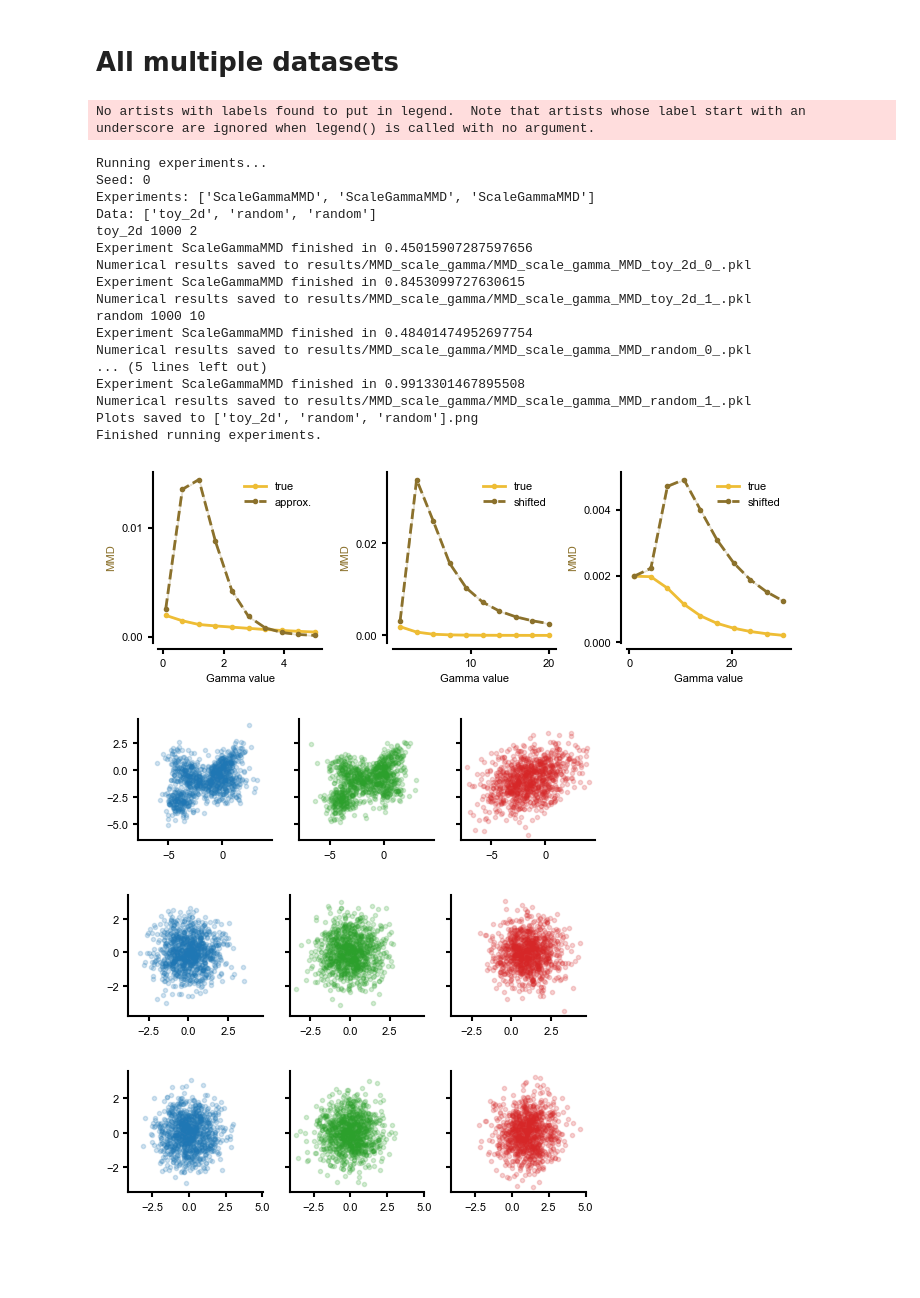
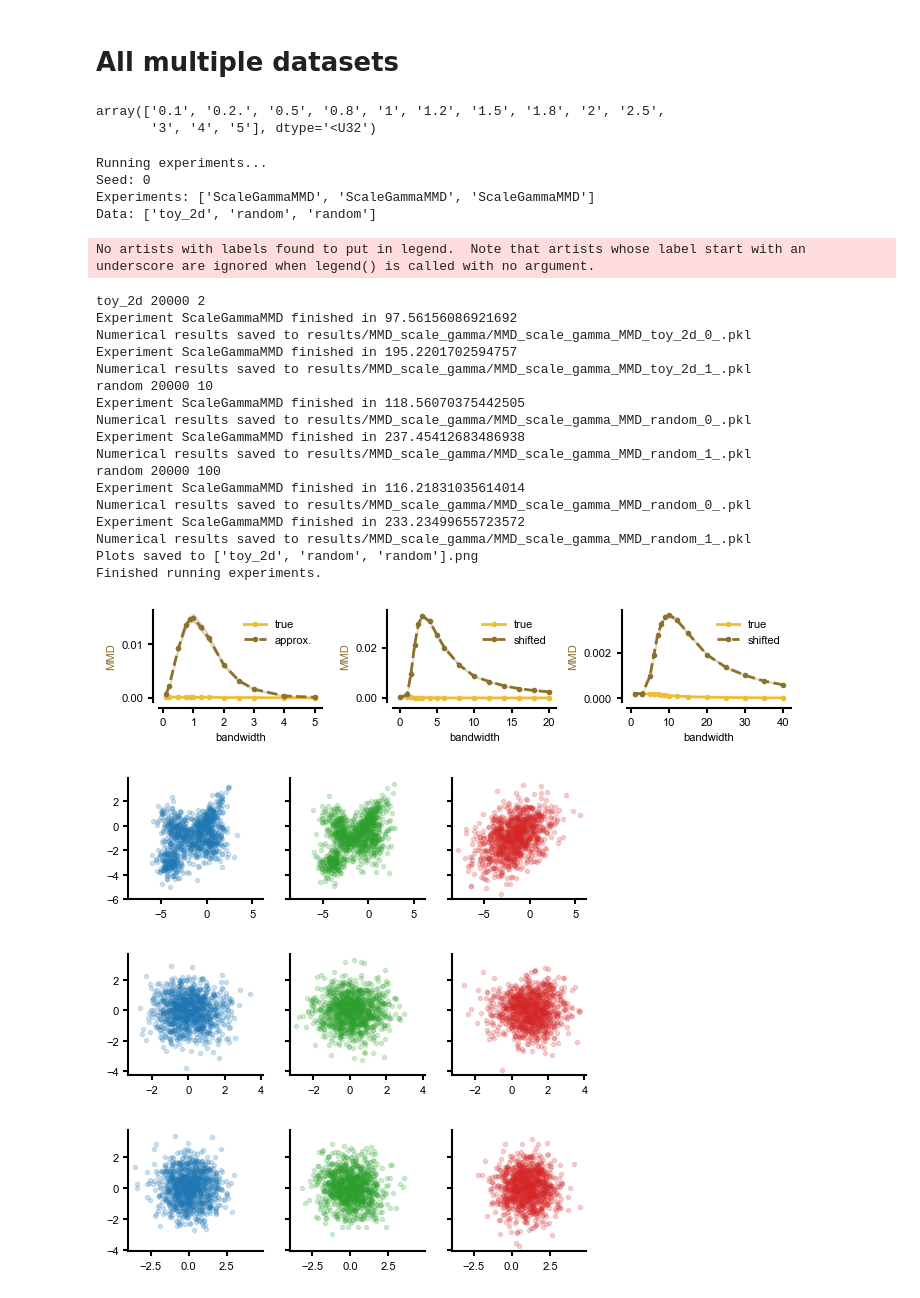
Before and after one commit to mackelab/labproject, a Jupyter notebook: docs/notebooks/gamma_scaling_MMD.ipynb, the cells around one changed output. Drawn from its saved outputs; the diff is of its cells as text; code cells hidden in the pictures; blank space fills up the shorter version.

Commit message:
gamma scaling custom range 10k 50k datasamples

```diff
--- a/docs/notebooks/gamma_scaling_MMD.ipynb
+++ b/docs/notebooks/gamma_scaling_MMD.ipynb
@@ -38,6 +38,14 @@ col_map = {'ScaleSampleSizeKL':'kl', 'ScaleSampleSizeSW':'wasserstein',
            'ScaleDimFID':'fid',}
 # %% [markdown]
 # All multiple datasets
+# %%
+    custom_values = np.linspace(cfg.val_min[dd], cfg.val_max[dd], cfg.val_step[dd])
+    custom_values2=np.array(cfg.value_sizes[dd])
+# %%
+custom_values2
+# %% [output]
+array(['0.1', '0.2.', '0.5', '0.8', '1', '1.2', '1.5', '1.8', '2', '2.5',
+       '3', '4', '5'], dtype='<U32')
 # %%
 from labproject.data import DATASETS, DISTRIBUTIONS
 from labproject.utils import get_cfg, set_seed, get_log_path
@@ -96,18 +104,19 @@ mapping = {'ScaleSampleSizeKL':'KL', 'ScaleSampleSizeSW':'SW',
 assert len(cfg.data) == len(cfg.n) == len(cfg.d), "Data, n and d must be lists of the same length"
 
 # make comparison plots
-fig, axes = plt.subplots(1, 3, figsize=cm2inch((18, 6)), sharex='col')
+fig, axes = plt.subplots(1, 3, figsize=cm2inch((18, 4)), sharex='col')
 for ax in axes.flatten():
     # move spines outward
     ax.spines['bottom'].set_position(('outward', 4))
     ax.spines['left'].set_position(('outward', 4))
-    ax.locator_params(nbins=3)
+    ax.locator_params(axis='y', nbins=3)
+    ax.locator_params(axis='x', nbins=8)
 
 for dd, ds in enumerate(cfg.data):
     dataset_fn = get_dataset(cfg.data[dd])
-    n_samples = cfg.n[dd]
+    n_samples = cfg.n[dd]*2
     custom_values = np.linspace(cfg.val_min[dd], cfg.val_max[dd], cfg.val_step[dd])
-
+    custom_values=np.array(cfg.value_sizes[dd])
     dataset_gt = dataset_fn(n_samples, cfg.d[dd])
     dataset_intra = dataset_fn(n_samples, cfg.d[dd])
 
@@ -134,58 +143,62 @@ for dd, ds in enumerate(cfg.data):
     time_start = time.time()
     dataset1 = dataset_gt
     ax = axes[dd]
     for dc, data_comp in enumerate([dataset_intra, dataset_inter]):
         dataset2 = data_comp
         assert dataset1.shape == dataset2.shape, f"Dataset shapes do not match: {dataset1.shape} vs. {dataset2.shape}"
 
         output = experiment.run_experiment(dataset1=dataset1,
-                                        dataset2=dataset2)
+                                        dataset2=dataset2, n=10000)
 
         time_end = time.time()
         print(f"Experiment {exp_name} finished in {time_end - time_start}")
 
         log_path = get_log_path(cfg, tag=f"_{mapping[exp_name]}_{cfg.data[dd]}_{dc}", timestamp=False)
         os.makedirs(os.path.dirname(log_path), exist_ok=True)
         experiment.log_results(output, log_path)
         print(f"Numerical results saved to {log_path}")
 
         experiment.plot_experiment(*output, cfg.data[dd],
                                 ax=ax,
                                 color=color_list[dc][exp_name],
                                 label=label_list[dc][cfg.data[dd]],
                                 linestyle='-' if dc == 0 else '--',lw=2, marker='o')
     ax.legend()
 
-axes[-1].set_xlabel('Gamma value')
-axes[0].set_xlabel('Gamma value')
-axes[1].set_xlabel('Gamma value')
+axes[-1].set_xlabel('bandwidth')
+axes[0].set_xlabel('bandwidth')
+axes[1].set_xlabel('bandwidth')
 
 fig.tight_layout()
 print(f"Plots saved to {cfg.data}.png")
-fig.savefig(f"./results/plots/MMD_scale_gamma.png", dpi=300)
-fig.savefig(f"./results/plots/MMD_scale_gamma.pdf", dpi=300)
+fig.savefig(f"./results/plots/MMD_scale_gamma_10k.png", dpi=300)
+fig.savefig(f"./results/plots/MMD_scale_gamma_10k.pdf", dpi=300)
 
 print("Finished running experiments.")
 # %% [output]
-No artists with labels found to put in legend.  Note that artists whose label start with an underscore are ignored when legend() is called with no argument.
+Running experiments...
+Seed: 0
+Experiments: ['ScaleGammaMMD', 'ScaleGammaMMD', 'ScaleGammaMMD']
+Data: ['toy_2d', 'random', 'random']
-Running experiments...
-Seed: 0
-Experiments: ['ScaleGammaMMD', 'ScaleGammaMMD', 'ScaleGammaMMD']
-Data: ['toy_2d', 'random', 'random']
-toy_2d 1000 2
-Experiment ScaleGammaMMD finished in 0.45015907287597656
-Numerical results saved to results/MMD_scale_gamma/MMD_scale_gamma_MMD_toy_2d_0_.pkl
-Experiment ScaleGammaMMD finished in 0.8453099727630615
-Numerical results saved to results/MMD_scale_gamma/MMD_scale_gamma_MMD_toy_2d_1_.pkl
-random 1000 10
-Experiment ScaleGammaMMD finished in 0.48401474952697754
-Numerical results saved to results/MMD_scale_gamma/MMD_scale_gamma_MMD_random_0_.pkl
-... (5 lines left out)
-Experiment ScaleGammaMMD finished in 0.9913301467895508
-Numerical results saved to results/MMD_scale_gamma/MMD_scale_gamma_MMD_random_1_.pkl
-Plots saved to ['toy_2d', 'random', 'random'].png
-Finished running experiments.
+No artists with labels found to put in legend.  Note that artists whose label start with an underscore are ignored when legend() is called with no argument.
+toy_2d 20000 2
+Experiment ScaleGammaMMD finished in 97.56156086921692
+Numerical results saved to results/MMD_scale_gamma/MMD_scale_gamma_MMD_toy_2d_0_.pkl
+Experiment ScaleGammaMMD finished in 195.2201702594757
+Numerical results saved to results/MMD_scale_gamma/MMD_scale_gamma_MMD_toy_2d_1_.pkl
+random 20000 10
+Experiment ScaleGammaMMD finished in 118.56070375442505
+Numerical results saved to results/MMD_scale_gamma/MMD_scale_gamma_MMD_random_0_.pkl
+Experiment ScaleGammaMMD finished in 237.45412683486938
+Numerical results saved to results/MMD_scale_gamma/MMD_scale_gamma_MMD_random_1_.pkl
+random 20000 100
+Experiment ScaleGammaMMD finished in 116.21831035614014
+Numerical results saved to results/MMD_scale_gamma/MMD_scale_gamma_MMD_random_0_.pkl
+Experiment ScaleGammaMMD finished in 233.23499655723572
+Numerical results saved to results/MMD_scale_gamma/MMD_scale_gamma_MMD_random_1_.pkl
+Plots saved to ['toy_2d', 'random', 'random'].png
+Finished running experiments.
-[figure, old version]
+[figure, new version]
-[figure, old version]
+[figure, new version]
-[figure, old version]
+[figure, new version]
-[figure, old version]
+[figure, new version]
```
Also changed, not shown: parts of 1 cell of this notebook.
